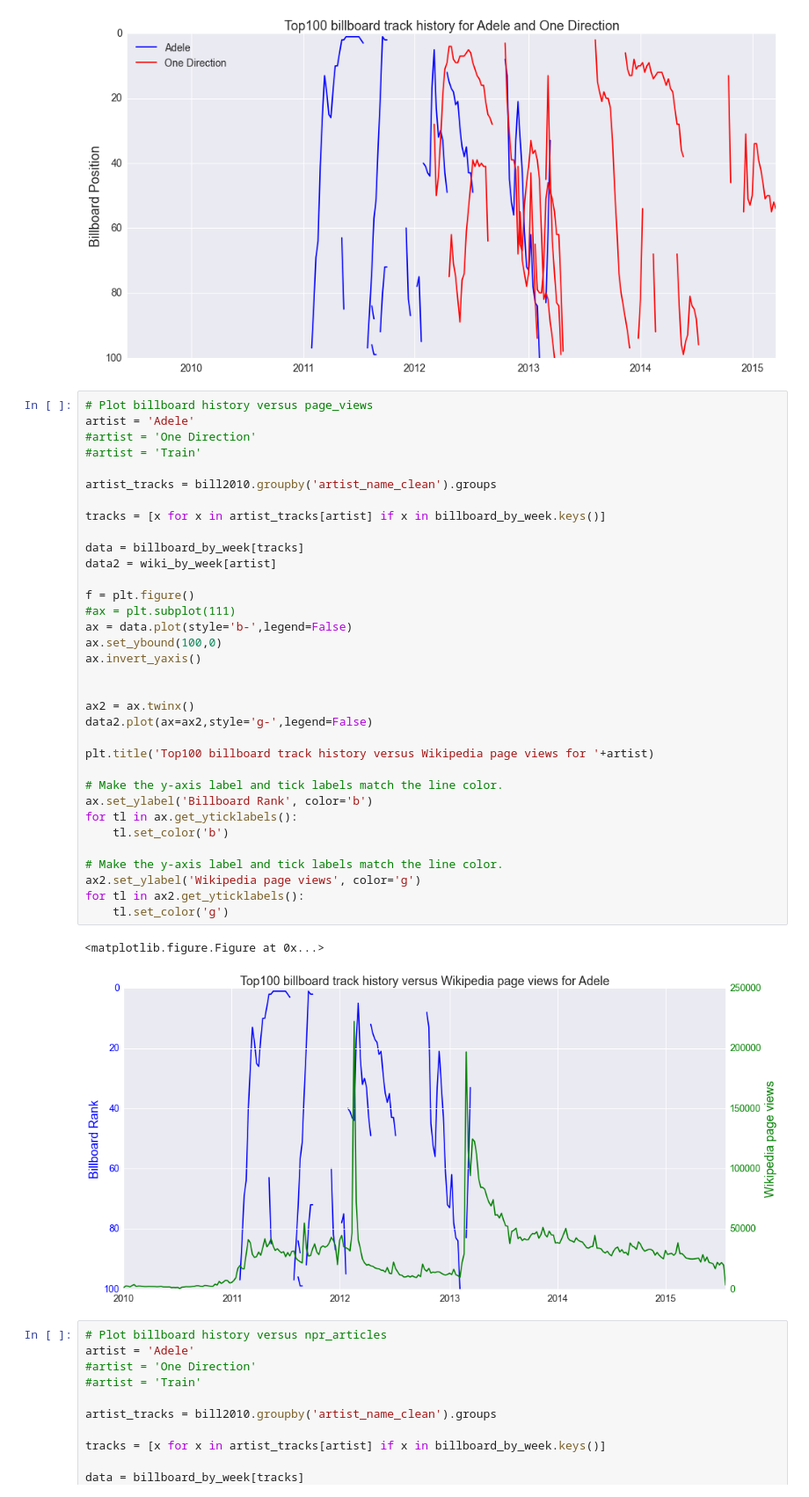
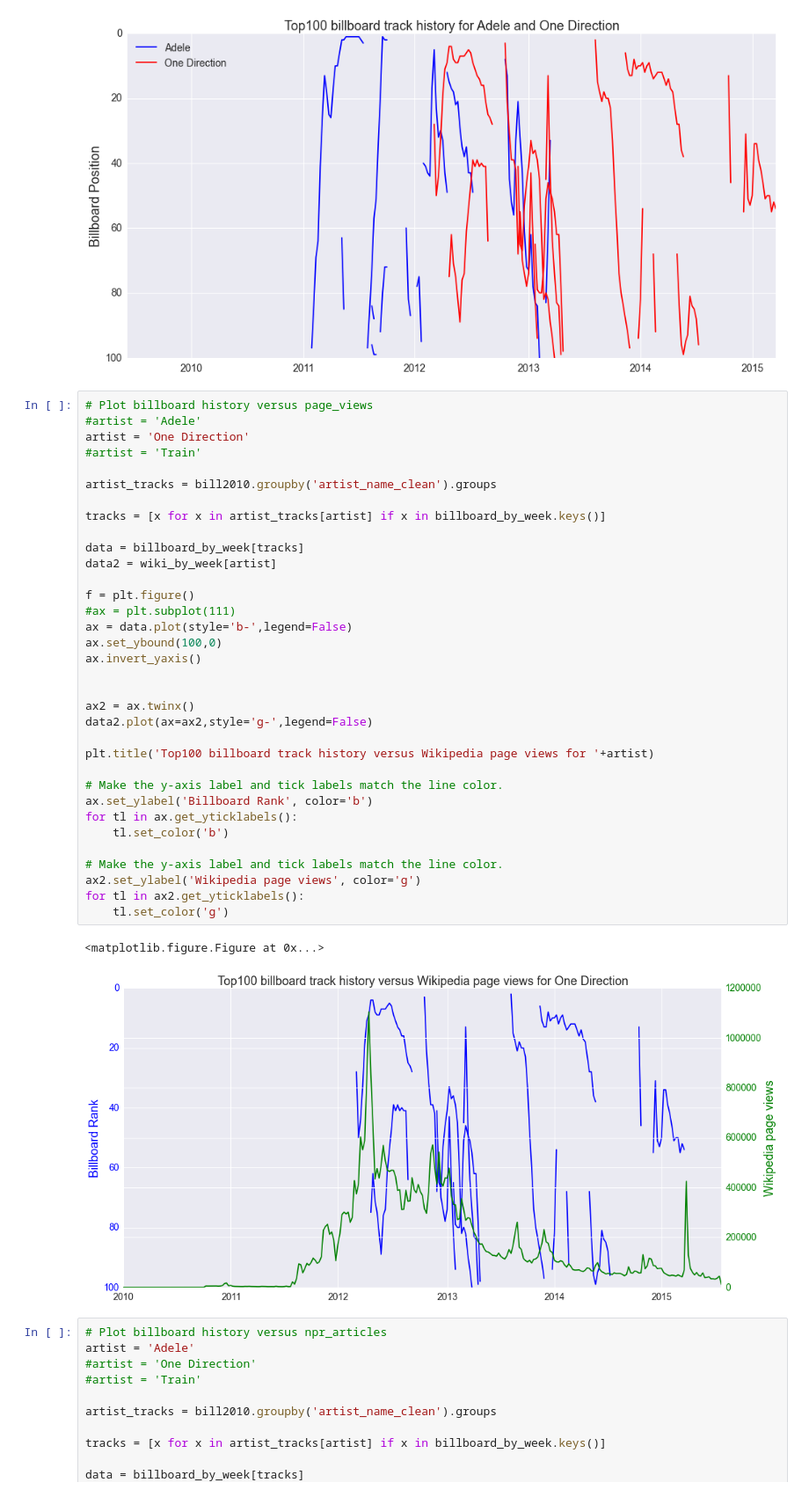
Before and after one commit to trxw/CDIPS_PandoraTeam, a Jupyter notebook: analysis.ipynb, the cells around one changed output. Shown at 88% size. Cells and saved outputs as stored; diff of their text form.

```diff
--- a/analysis.ipynb
+++ b/analysis.ipynb
@@ -783,41 +783,41 @@ ax.legend([a1,a2],
 [figure]
 # %%
 # Plot billboard history versus page_views
-artist = 'Adele'
-#artist = 'One Direction'
+#artist = 'Adele'
+artist = 'One Direction'
 #artist = 'Train'
 
 artist_tracks = bill2010.groupby('artist_name_clean').groups
 
 tracks = [x for x in artist_tracks[artist] if x in billboard_by_week.keys()]
 
 data = billboard_by_week[tracks]
 data2 = wiki_by_week[artist]
 
 f = plt.figure()
 #ax = plt.subplot(111)
 ax = data.plot(style='b-',legend=False)
 ax.set_ybound(100,0)
 ax.invert_yaxis()
 
 
 ax2 = ax.twinx()
 data2.plot(ax=ax2,style='g-',legend=False)
 
 plt.title('Top100 billboard track history versus Wikipedia page views for '+artist)
 
 # Make the y-axis label and tick labels match the line color.
 ax.set_ylabel('Billboard Rank', color='b')
 for tl in ax.get_yticklabels():
     tl.set_color('b')
 
 # Make the y-axis label and tick labels match the line color.
 ax2.set_ylabel('Wikipedia page views', color='g')
 for tl in ax2.get_yticklabels():
     tl.set_color('g')
 # %% [output]
 <matplotlib.figure.Figure at 0x...>
-[figure, old version]
+[figure, new version]
 # %%
 # Plot billboard history versus npr_articles
 artist = 'Adele'
```
Also changed, not shown: parts of 2 cells of this notebook, 1 other file.
